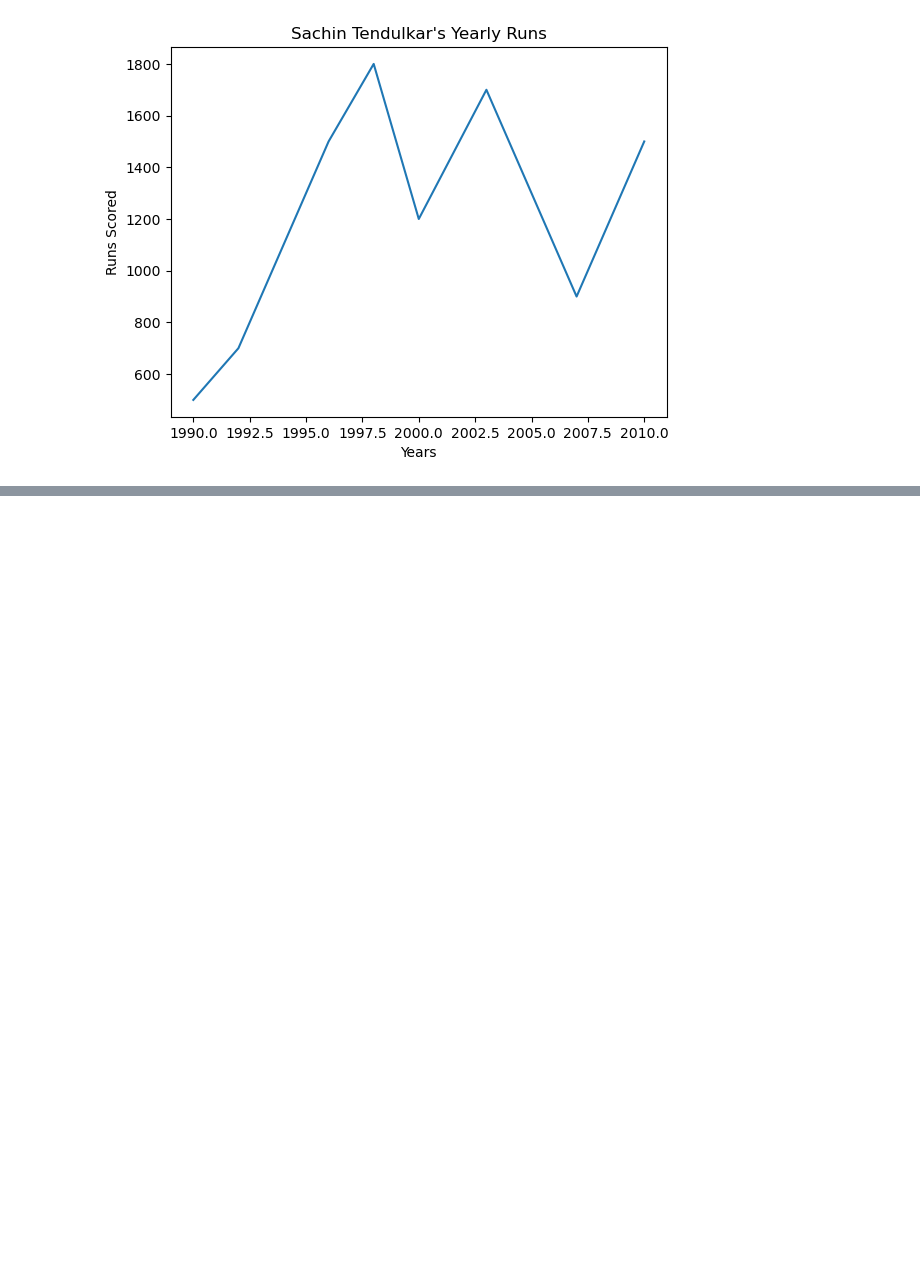
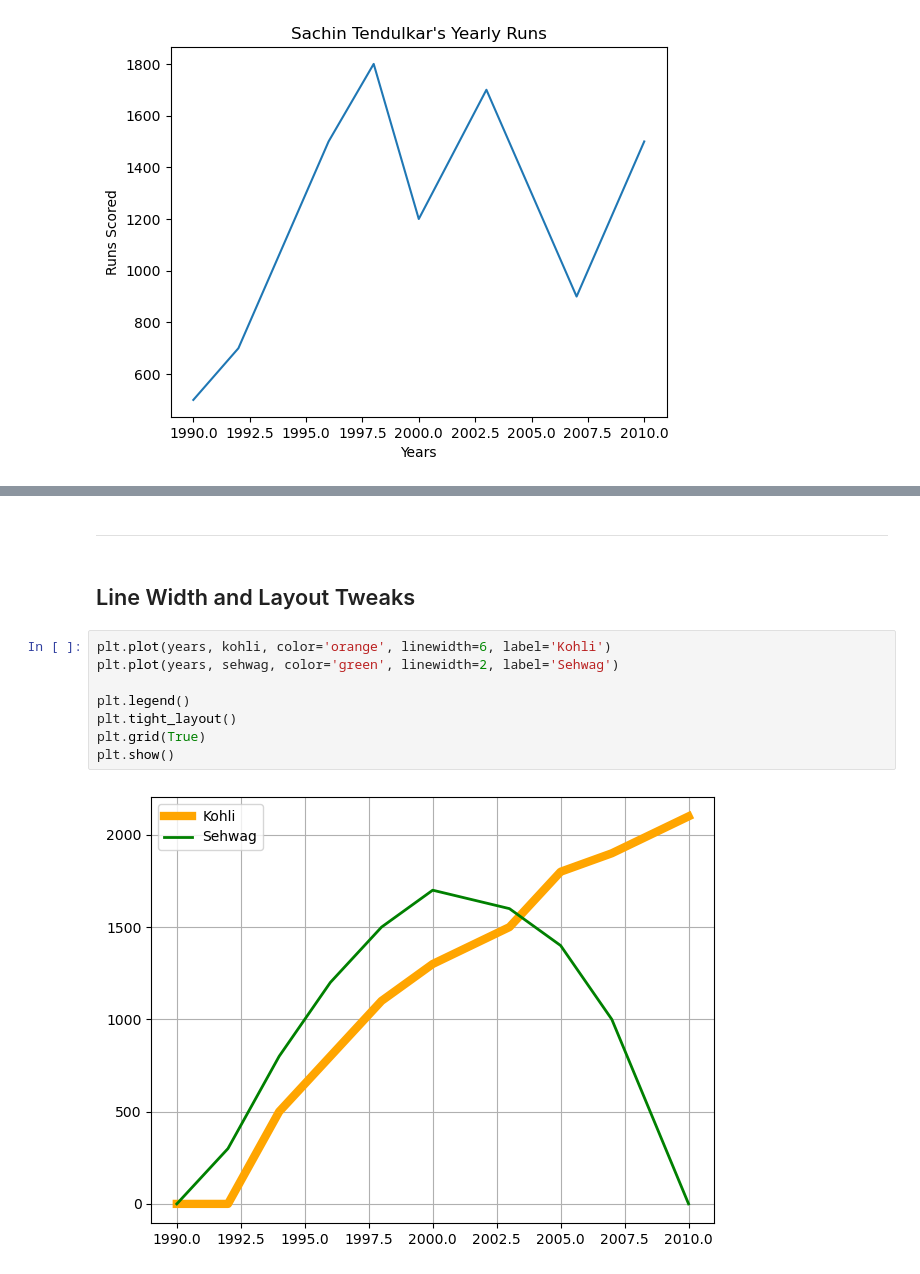
Before and after one commit to yashmahajancd/ULTIMATE-JOB-READY-DATA-SCIENCE, a Jupyter notebook: 08-matplotlib/01_introduction_to_matplotlib.ipynb, the cells around one changed output, grey strips where cells are left out. Cells and saved outputs as stored; diff of their text form; blank space fills up the shorter version.

```diff
--- a/08-matplotlib/01_introduction_to_matplotlib.ipynb
+++ b/08-matplotlib/01_introduction_to_matplotlib.ipynb
@@ -224,0 +287,14 @@ plt.show()
+# %% [markdown]
+---
+# %% [markdown]
+## Line Width and Layout Tweaks
+# %%
+plt.plot(years, kohli, color='orange', linewidth=6, label='Kohli')
+plt.plot(years, sehwag, color='green', linewidth=2, label='Sehwag')
+
+plt.legend()
+plt.tight_layout()
+plt.grid(True)
+plt.show()
+# %% [output]
+[figure, added]
```
Also changed, not shown: parts of 19 cells of this notebook, 1 other file.
